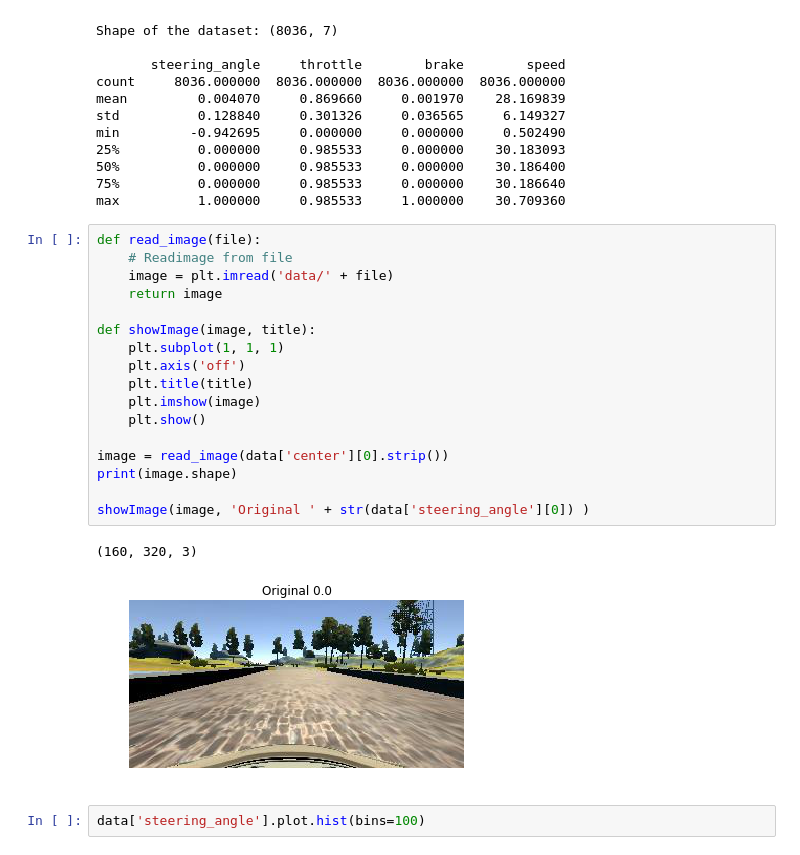
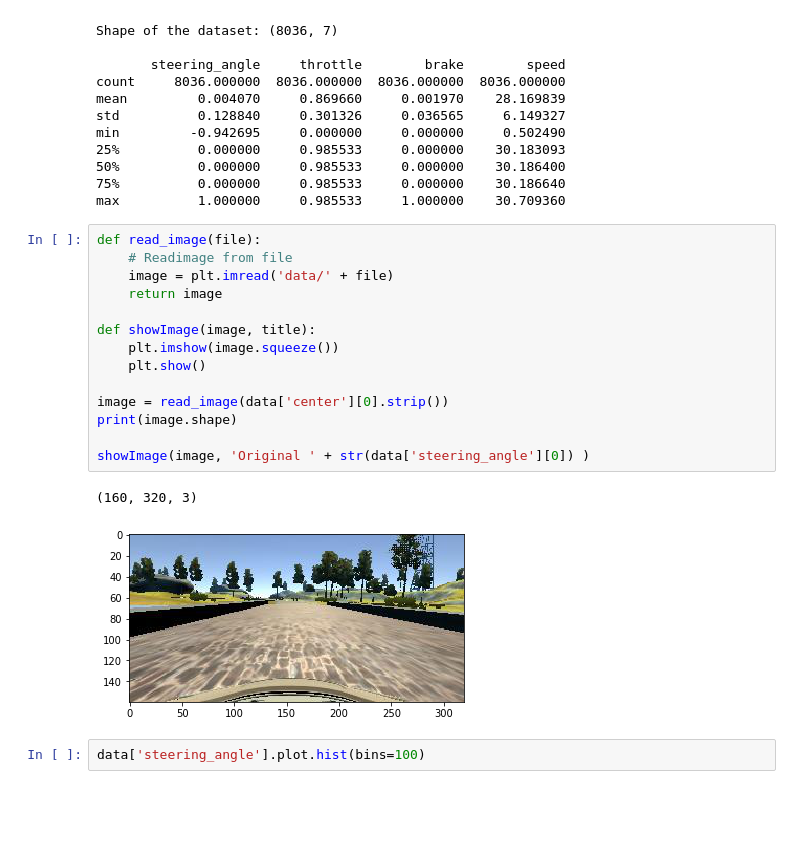
Before and after one commit to kaiulrich/kulrich_CarND-Behavioral-Cloning-P3, a Jupyter notebook: CarND-Behavioral-Cloning-P3.ipynb, the cells around one changed output. Saved outputs shown, nothing was run; the diff lists cells and outputs as text; blank space fills up the shorter version.

```diff
--- a/CarND-Behavioral-Cloning-P3.ipynb
+++ b/CarND-Behavioral-Cloning-P3.ipynb
@@ -65,23 +64,20 @@ max          1.000000     0.985533     1.000000    30.709360
 # %%
 def read_image(file):
     # Readimage from file
     image = plt.imread('data/' + file)
     return image
 
 def showImage(image, title):
-    plt.subplot(1, 1, 1)
-    plt.axis('off')
-    plt.title(title)
-    plt.imshow(image)
+    plt.imshow(image.squeeze())
     plt.show()
 
 image = read_image(data['center'][0].strip())
 print(image.shape)
 
 showImage(image, 'Original ' + str(data['steering_angle'][0]) )
 # %% [output]
 (160, 320, 3)
-[figure, old version]
+[figure, new version]
 # %%
 data['steering_angle'].plot.hist(bins=100)
 # %% [output]
```
Also changed, not shown: parts of 18 cells of this notebook.
